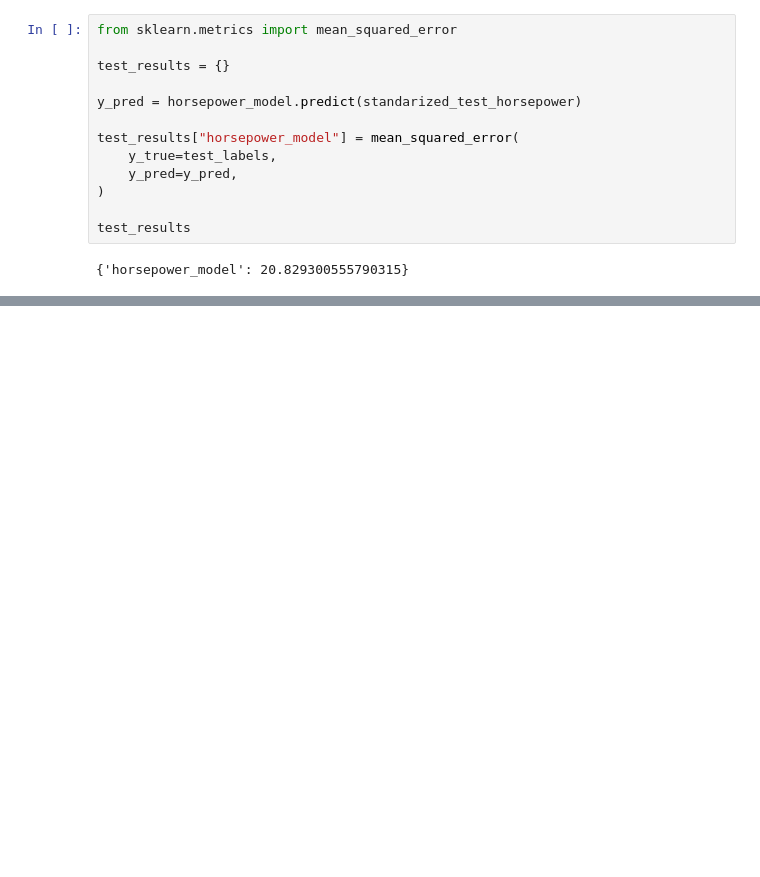
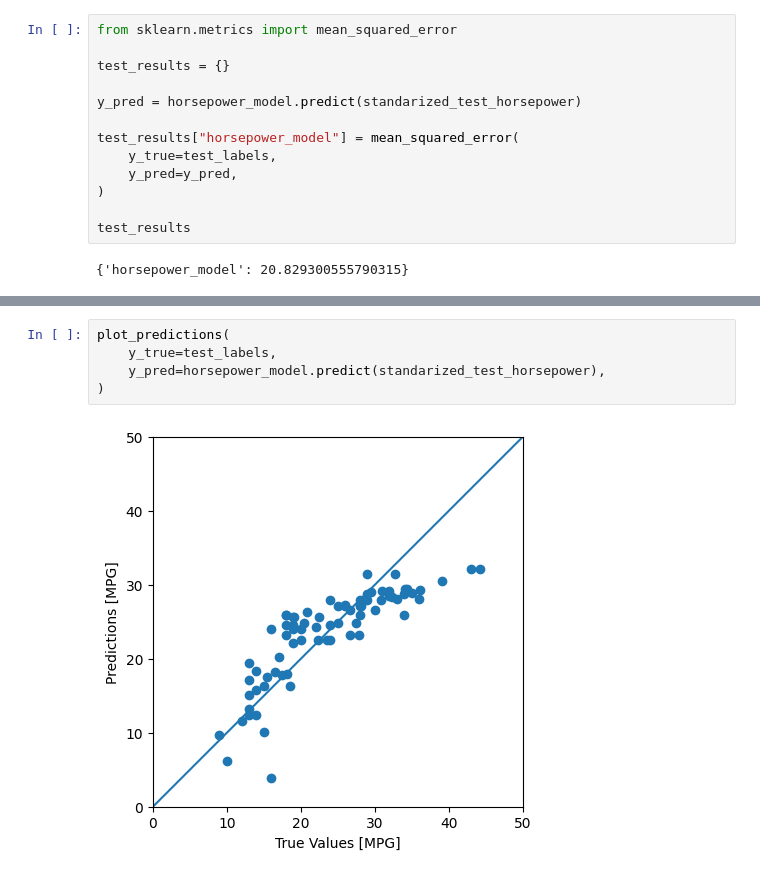
Before and after one commit to 2026-2-predictiva/std-david-antonio-castro-tamayo, a Jupyter notebook: PRE_02_regresion_basica/notebooks/notebook.ipynb, the cells around one changed output, grey strips where cells are left out. Cells and saved outputs as stored; diff of their text form; blank space fills up the shorter version.

```diff
--- a/PRE_02_regresion_basica/notebooks/notebook.ipynb
+++ b/PRE_02_regresion_basica/notebooks/notebook.ipynb
@@ -220,0 +273,7 @@ test_results
+# %%
+plot_predictions(
+    y_true=test_labels,
+    y_pred=horsepower_model.predict(standarized_test_horsepower),
+)
+# %% [output]
+[figure, added]
```
Also changed, not shown: parts of 15 cells of this notebook, 2 other files.
